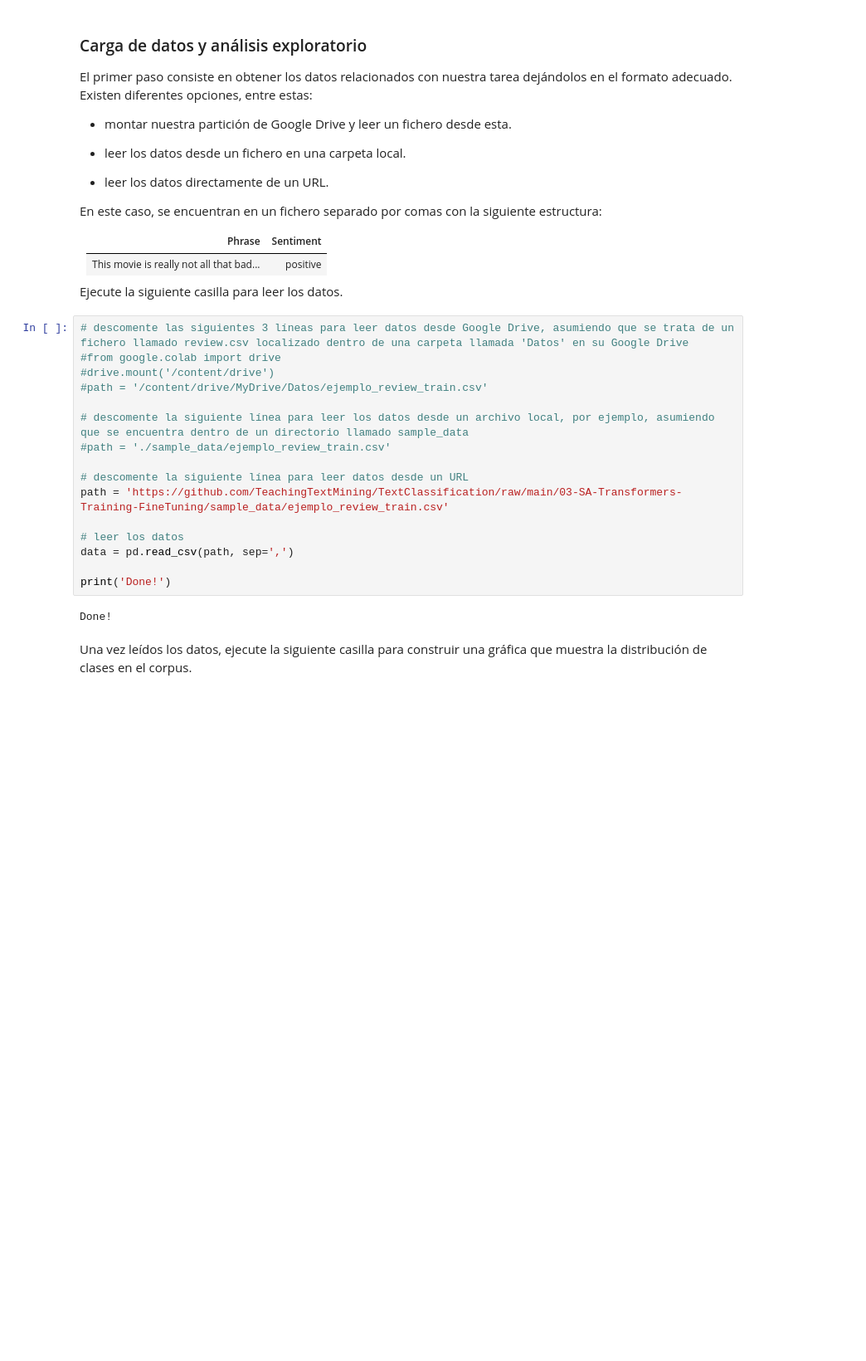
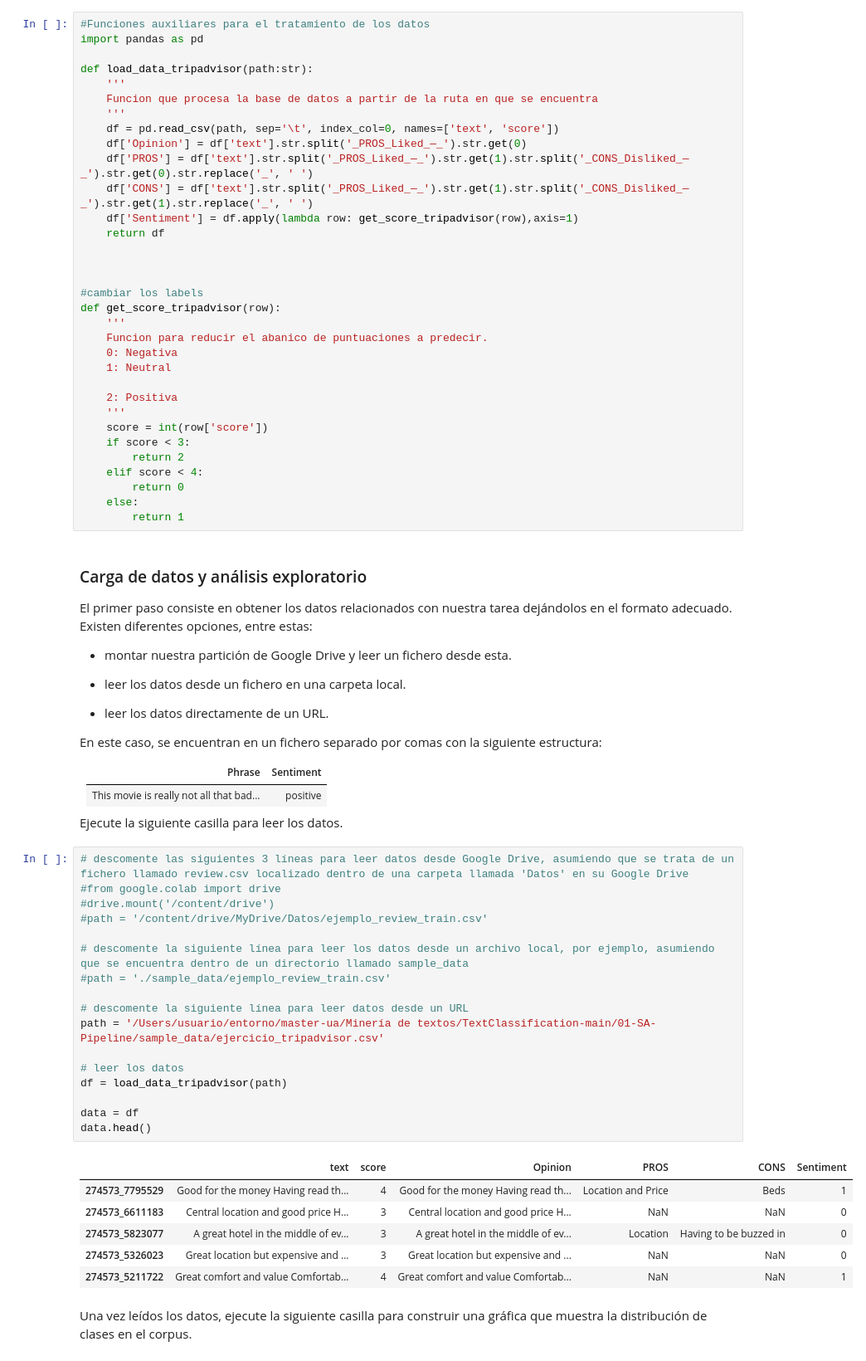
Before and after one commit to igl35/master-ua, a Jupyter notebook: Minería de textos/TextClassification-main/03-SA-Transformers-Training-FineTuning/03-TextClassification-with-Transformers-FineTuning-TripAdvisor.ipynb, the cells around one changed output. Shown at 83% size. Cells and saved outputs as stored; diff of their text form; blank space fills up the shorter version.

```diff
--- a/Minería de textos/TextClassification-main/03-SA-Transformers-Training-FineTuning/03-TextClassification-with-Transformers-FineTuning-TripAdvisor.ipynb
+++ b/Minería de textos/TextClassification-main/03-SA-Transformers-Training-FineTuning/03-TextClassification-with-Transformers-FineTuning-TripAdvisor.ipynb
@@ -199,6 +210,39 @@ def evaluate_model(y_true, y_pred, y_score=None, pos_label='positive'):
 print('Done!')
 # %% [output]
 Done!
+# %%
+#Funciones auxiliares para el tratamiento de los datos
+import pandas as pd
+
+def load_data_tripadvisor(path:str):
+    '''
+    Funcion que procesa la base de datos a partir de la ruta en que se encuentra
+    '''
+    df = pd.read_csv(path, sep='\t', index_col=0, names=['text', 'score'])
+    df['Opinion'] = df['text'].str.split('_PROS_Liked_—_').str.get(0)
+    df['PROS'] = df['text'].str.split('_PROS_Liked_—_').str.get(1).str.split('_CONS_Disliked_—_').str.get(0).str.replace('_', ' ')
+    df['CONS'] = df['text'].str.split('_PROS_Liked_—_').str.get(1).str.split('_CONS_Disliked_—_').str.get(1).str.replace('_', ' ')
+    df['Sentiment'] = df.apply(lambda row: get_score_tripadvisor(row),axis=1)
+    return df
+
+
+
+#cambiar los labels
+def get_score_tripadvisor(row):
+    '''
+    Funcion para reducir el abanico de puntuaciones a predecir.
+    0: Negativa
+    1: Neutral
+
+    2: Positiva
+    '''
+    score = int(row['score'])
+    if score < 3:
+        return 2
+    elif score < 4:
+        return 0
+    else:
+        return 1
 # %% [markdown]
 ### Carga de datos y análisis exploratorio
 
@@ -221,21 +265,27 @@ Ejecute la siguiente casilla para leer los datos.
 # %%
 # descomente las siguientes 3 líneas para leer datos desde Google Drive, asumiendo que se trata de un fichero llamado review.csv localizado dentro de una carpeta llamada 'Datos' en su Google Drive
 #from google.colab import drive
 #drive.mount('/content/drive')
 #path = '/content/drive/MyDrive/Datos/ejemplo_review_train.csv'
 
 # descomente la siguiente línea para leer los datos desde un archivo local, por ejemplo, asumiendo que se encuentra dentro de un directorio llamado sample_data
 #path = './sample_data/ejemplo_review_train.csv'
 
 # descomente la siguiente línea para leer datos desde un URL
-path = 'https://github.com/TeachingTextMining/TextClassification/raw/main/03-SA-Transformers-Training-FineTuning/sample_data/ejemplo_review_train.csv'
+path = '/Users/usuario/entorno/master-ua/Minería de textos/TextClassification-main/01-SA-Pipeline/sample_data/ejercicio_tripadvisor.csv'
 
 # leer los datos
-data = pd.read_csv(path, sep=',')
+df = load_data_tripadvisor(path)
 
-print('Done!')
+data = df
+data.head()
 # %% [output]
-Done!
+|  | text | score | Opinion | PROS | CONS | Sentiment |
+| 274573_7795529 | Good for the money Having read th... | 4 | Good for the money Having read th... | Location and Price | Beds | 1 |
+| 274573_6611183 | Central location and good price H... | 3 | Central location and good price H... | NaN | NaN | 0 |
+| 274573_5823077 | A great hotel in the middle of ev... | 3 | A great hotel in the middle of ev... | Location | Having to be buzzed in | 0 |
+| 274573_5326023 | Great location but expensive and ... | 3 | Great location but expensive and ... | NaN | NaN | 0 |
+| 274573_5211722 | Great comfort and value Comfortab... | 4 | Great comfort and value Comfortab... | NaN | NaN | 1 |
 # %% [markdown]
 Una vez leídos los datos, ejecute la siguiente casilla para construir una gráfica que muestra la distribución de clases en el corpus.
 # %%
```
Also changed, not shown: parts of 17 cells of this notebook, 1 other file.
